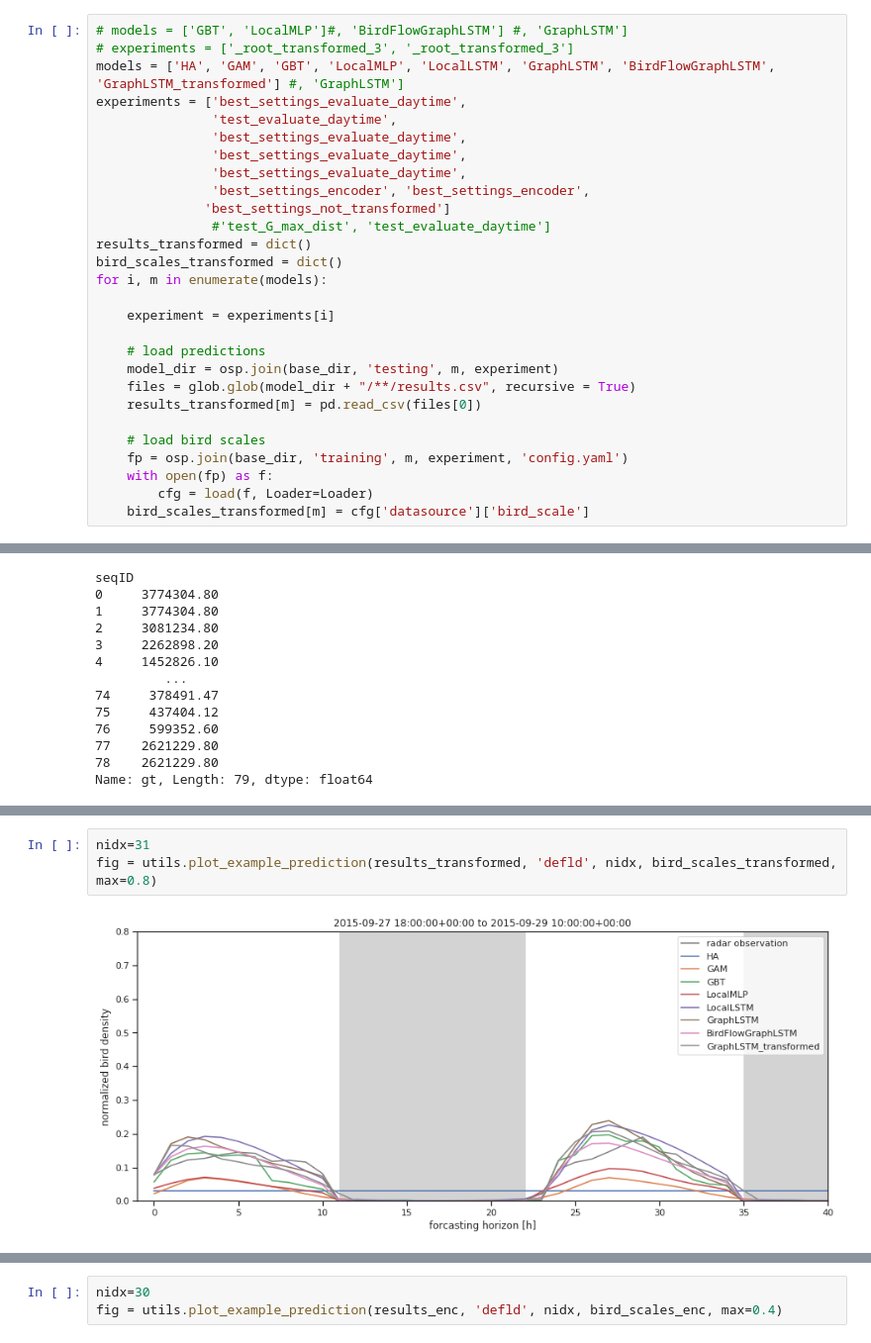
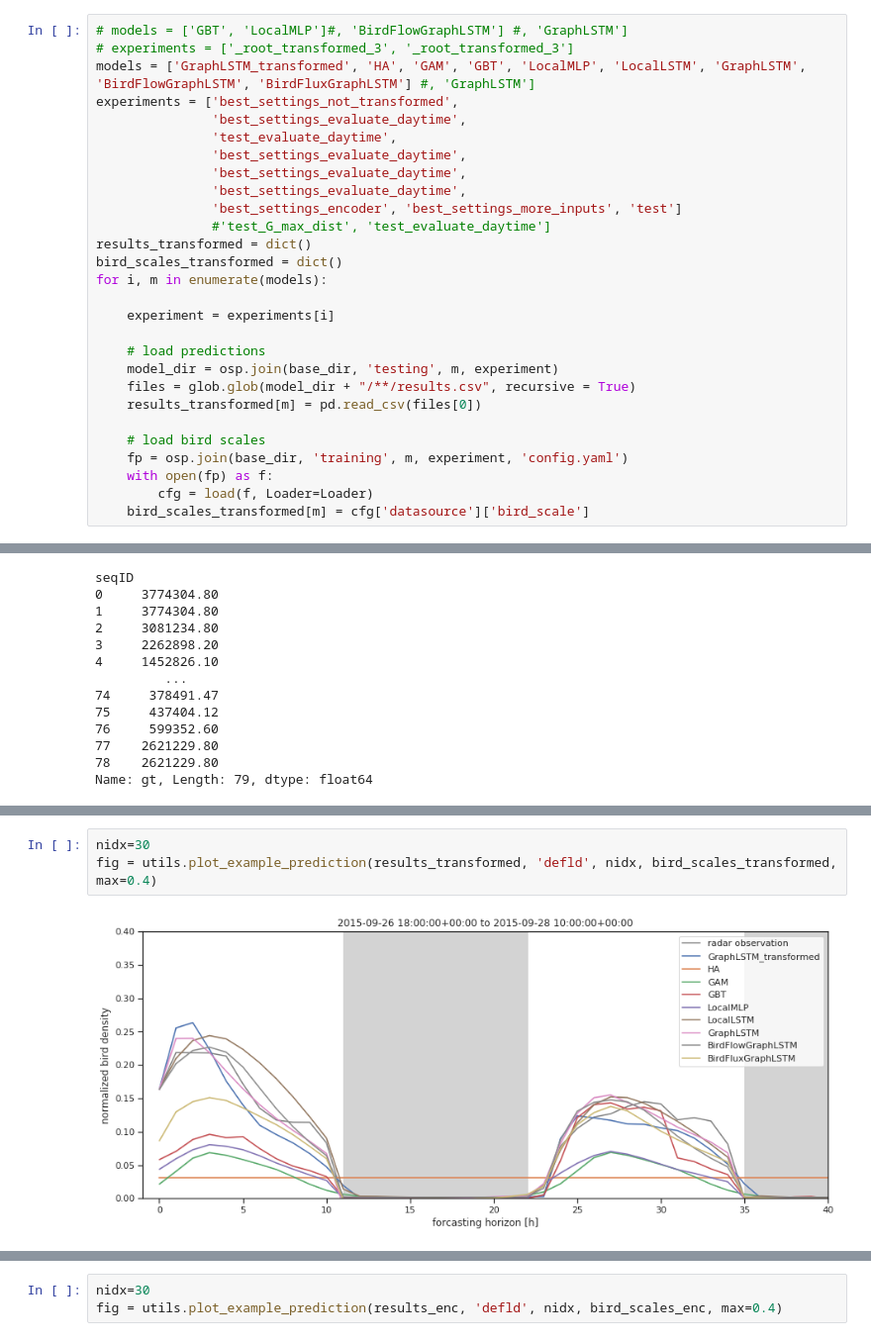
Before and after one commit to FionaLippert/birdMigration, a Jupyter notebook: notebooks/model_performance_radar.ipynb, the cells around one changed output, grey strips where cells are left out. Shown at 99% size. Drawn from its saved outputs; the diff is of its cells as text.

```diff
--- a/notebooks/model_performance_radar.ipynb
+++ b/notebooks/model_performance_radar.ipynb
@@ -106,14 +106,14 @@ for i, m in enumerate(models):
 # %%
 # models = ['GBT', 'LocalMLP']#, 'BirdFlowGraphLSTM'] #, 'GraphLSTM']
 # experiments = ['_root_transformed_3', '_root_transformed_3']
-models = ['HA', 'GAM', 'GBT', 'LocalMLP', 'LocalLSTM', 'GraphLSTM', 'BirdFlowGraphLSTM', 'GraphLSTM_transformed'] #, 'GraphLSTM']
-experiments = ['best_settings_evaluate_daytime',
+models = ['GraphLSTM_transformed', 'HA', 'GAM', 'GBT', 'LocalMLP', 'LocalLSTM', 'GraphLSTM', 'BirdFlowGraphLSTM', 'BirdFluxGraphLSTM'] #, 'GraphLSTM']
+experiments = ['best_settings_not_transformed',
+               'best_settings_evaluate_daytime',
                'test_evaluate_daytime',
                'best_settings_evaluate_daytime',
                'best_settings_evaluate_daytime',
                'best_settings_evaluate_daytime',
-               'best_settings_encoder', 'best_settings_encoder',
-              'best_settings_not_transformed']
+               'best_settings_encoder', 'best_settings_more_inputs', 'test']
                #'test_G_max_dist', 'test_evaluate_daytime']
 results_transformed = dict()
 bird_scales_transformed = dict()
@@ -237,5 +262,5 @@ fig = utils.plot_example_prediction(results, 'defld', nidx, bird_scales, max=0.4
 # %%
-nidx=31
-fig = utils.plot_example_prediction(results_transformed, 'defld', nidx, bird_scales_transformed, max=0.8)
+nidx=30
+fig = utils.plot_example_prediction(results_transformed, 'defld', nidx, bird_scales_transformed, max=0.4)
 # %% [output]
-[figure, old version]
+[figure, new version]
```
Also changed, not shown: parts of 10 cells of this notebook, 2 other files.
